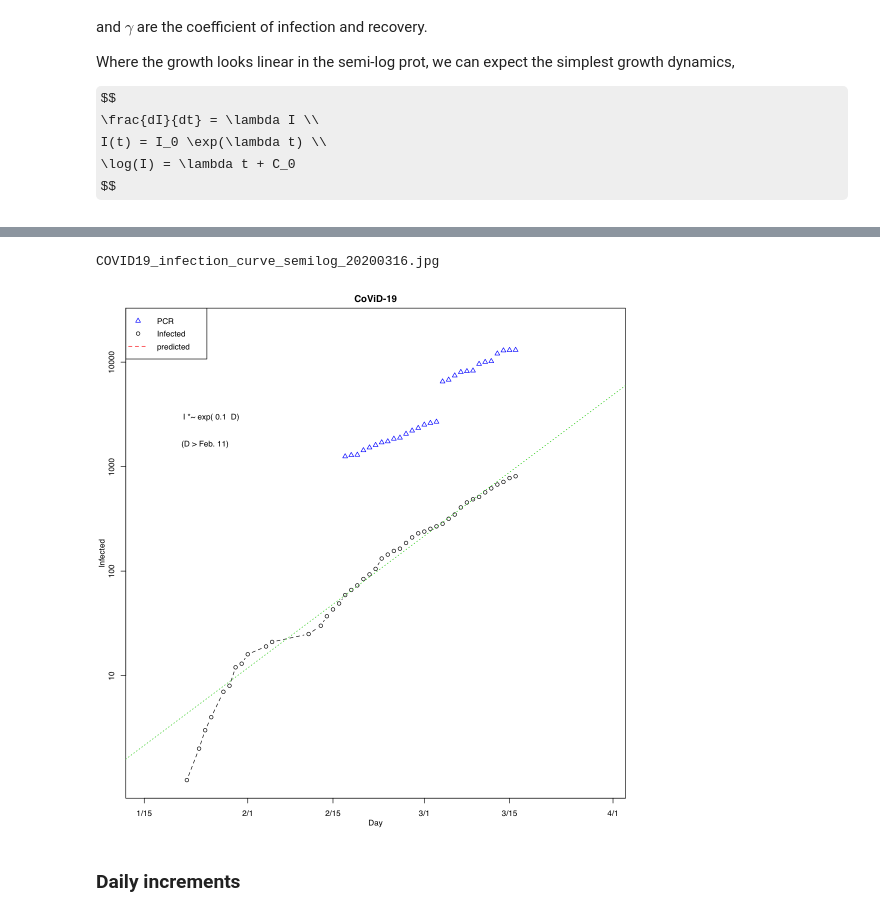
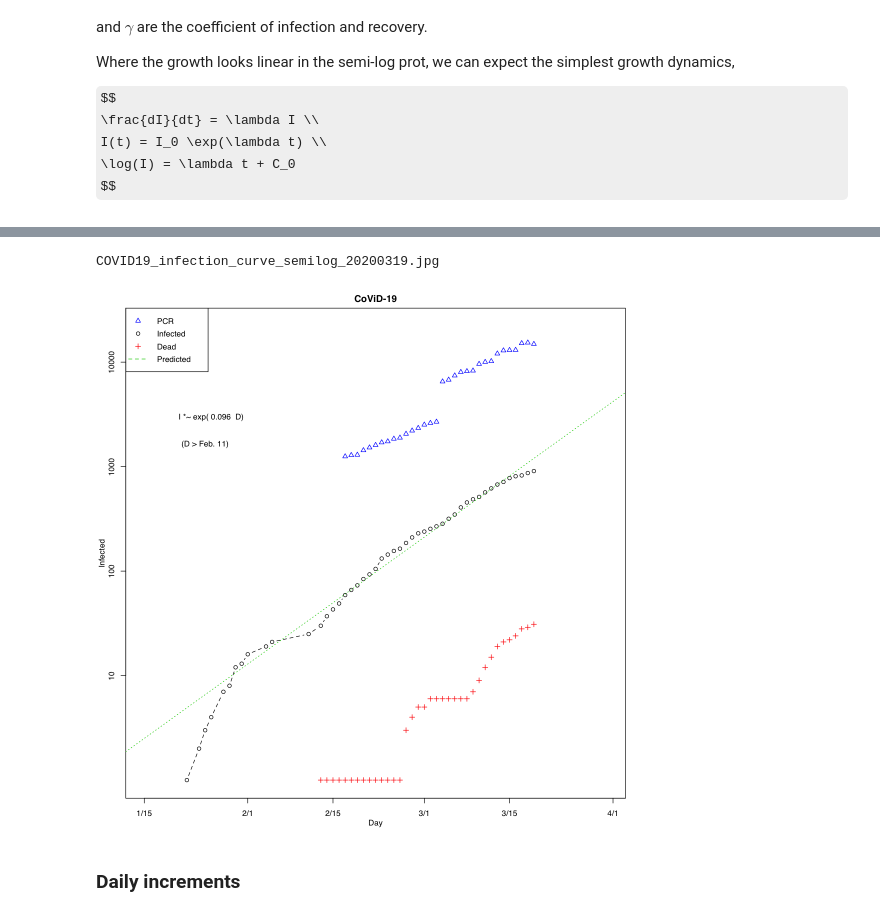
Before and after one commit to naono-git/covid19, a Jupyter notebook: covid19.ipynb, the cells around one changed output, grey strips where cells are left out. Drawn from its saved outputs; the diff is of its cells as text; code cells hidden in the pictures; some formulas as TeX source.

```diff
--- a/covid19.ipynb
+++ b/covid19.ipynb
@@ -109,25 +119,26 @@ Coefficients:
 # %%
 options(repr.plot.width=9, repr.plot.height=9)
 
 file_plot1 <- paste("COVID19_infection_curve_semilog",stamp,sep="_")
 
 plotFigure(function(){
     plot(dd1, logi, axes=FALSE, frame=TRUE, type="b", lty=2,
          xlim=c(0,76),ylim=c(0,10), xlab="Day", ylab="Infected", main="CoViD-19")
     points(dd1, logp, pch=2, col=4)
+    points(dd1, log(covid$d), pch=3, col=2)
     axis(1,at=ddlabel-d0,labels=ticklabel)
     axis(2,at=log(c(10^(1:5))),labels=c(10^(1:5)))
 
-    legend("topleft",lty=c(0,0,2),pch=c(2,1,NA),col=c(4,1,2),legend=c("PCR","Infected","predicted"))
+    legend("topleft",lty=c(0,0,0,2),pch=c(2,1,3,NA),col=c(4,1,2,3),legend=c("PCR","Infected","Dead","Predicted"))
     # text(10,8,TeX(paste("$I \\propto exp(",round(ll_exp_2,3)," D)$")))
     text(11,8,paste("I *~ exp(",round(ll_exp_2,3)," D)"))
     text(10,7.4,"(D > Feb. 11)")
 
     abline(model_exp_2, lty=3, col=3)
 },rr=1.5,dir="fig",file=file_plot1,dev=c("x11","jpg"))
 # %% [output]
-COVID19_infection_curve_semilog_20200316.jpg
+COVID19_infection_curve_semilog_20200319.jpg
-[figure, old version]
+[figure, new version]
 # %% [markdown]
 ### Daily increments
 # %%
```
Also changed, not shown: parts of 11 cells of this notebook, 1 other file.
